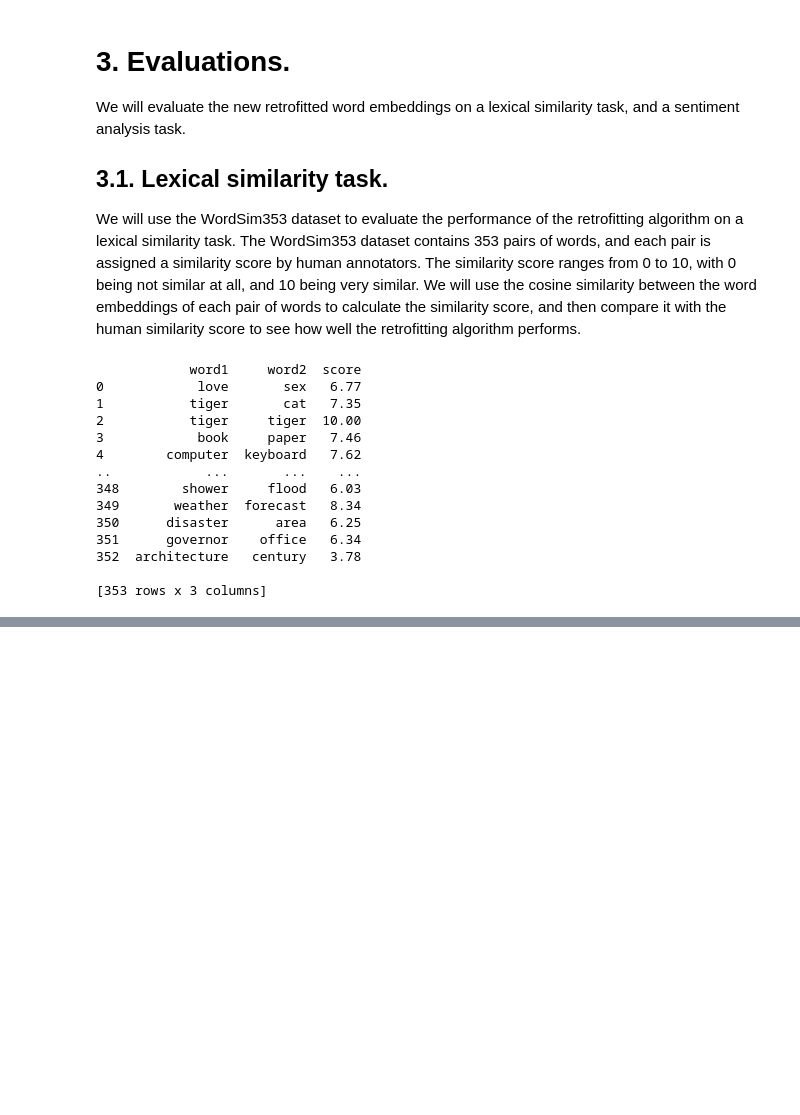
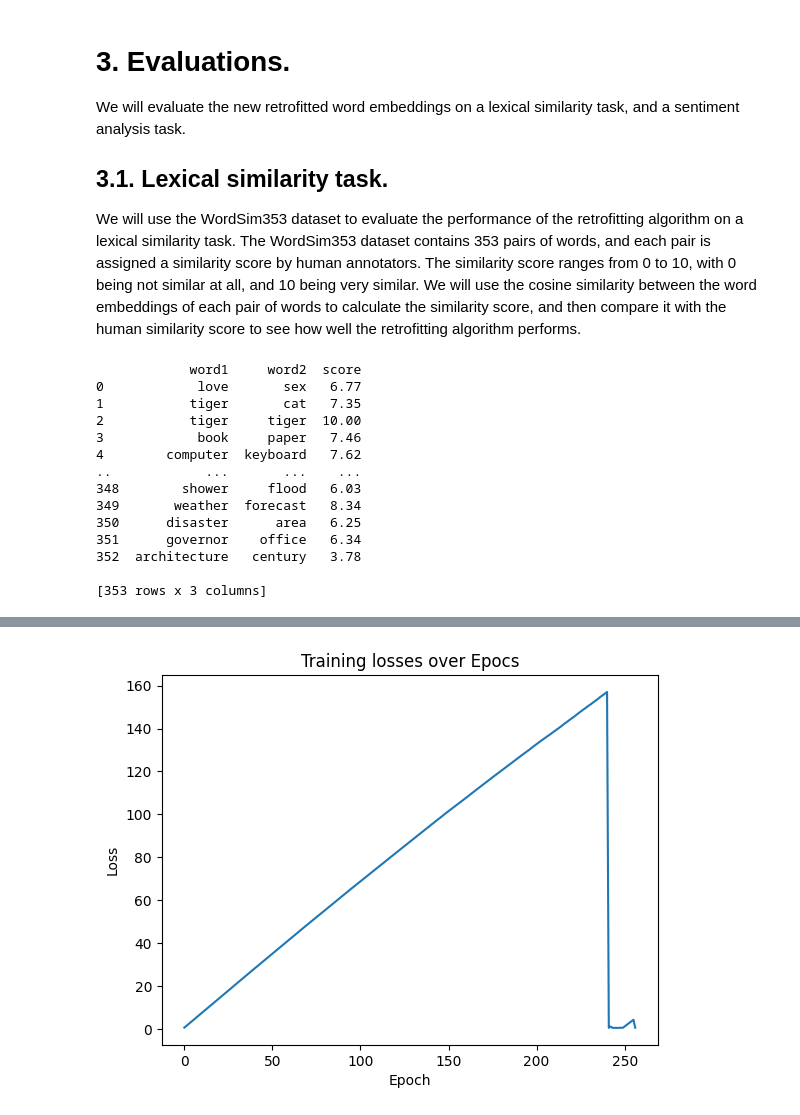
Before and after one commit to HIEUNT1610/ML2-Project, a Jupyter notebook: Work/Algorithm.ipynb, the cells around one changed output, grey strips where cells are left out. Cells and saved outputs as stored; diff of their text form; code cells hidden in the pictures; blank space fills up the shorter version.

```diff
--- a/Work/Algorithm.ipynb
+++ b/Work/Algorithm.ipynb
@@ -516,0 +736,17 @@ We will use the Stanford Sentiment Treebank dataset to evaluate the performance
+# %%
+# Test on test set after training:
+with torch.no_grad():
+    # forward propagation on test set
+    test_sentence, test_label = zip(*ori_test)
+    test_sentence = torch.tensor(test_sentence, dtype=torch.float32) # [DEV_SIZE, CONTEXT_SIZE]
+    test_label = torch.tensor(test_label, dtype=torch.long)   # [DEV_SIZE]
+    log_probs = model_original(test_sentence)
+
+    # total loss on the test set
+    test_loss = loss_function(log_probs, test_label)
+    print("Loss on test set after training: %f\n" %(test_loss))
+
+    # prediction and accuracy on the dev set
+    pred_labels = torch.argmax(log_probs, dim=1)
+    accuracy = torch.sum(pred_labels == test_label).item() / len(test_label)
+    print("Accuracy on test after training: %3.2f\n" % (accuracy * 100))
@@ -516,0 +757,71 @@ We will use the Stanford Sentiment Treebank dataset to evaluate the performance
+# %%
+# Training the retrofitted model:
+train_losses = []
+print('Training the retrofitted model...')
+
+for epoch in range(10):
+    print('Epoch:', epoch)
+    epoch_loss = 0
+    shuffle(retro_train)
+    i = 0
+    # Process the training data in batches of 32:
+    while i < len(retro_train):
+        batch = retro_train[i:i+32]
+        i += 32
+        # Get the sentence vectors and labels from the batch:
+        sentence, label = zip(*batch)
+
+        # Step 1: Process the input data:
+        sentence = torch.FloatTensor(sentence) # [batch_size, 250]
+        label = torch.LongTensor(label) # [batch_size]
+
+        # Step 2: Zero the gradients:
+        model_retrofitted.zero_grad()
+
+        # Step 3: Run the forward propagation:
+        output = model_retrofitted(sentence)
+
+        # Step 4: Compute loss and gradients:
+        loss = loss_function(output, label)
+        epoch_loss += loss.item()
+        loss.backward()
+
+        # Step 5: Update the weights:
+        optimizer_retrofitted.step()
+        # end of handling of this batch
+        print("Loss on training set at epoch %d : %f" %(epoch, epoch_loss))
+        train_losses.append(epoch_loss)
+        # Step 6: Early stopping:
+        with torch.no_grad():
+            # forward propagation
+            # We convert the test examples to tensors and do the forward propagation
+            dev_sentence, dev_label = zip(*retro_dev)
+            dev_sentence = torch.tensor(dev_sentence, dtype=torch.float32) # [DEV_SIZE, CONTEXT_SIZE]
+            dev_label = torch.tensor(dev_label, dtype=torch.long)   # [DEV_SIZE]
+            output = model_retrofitted(dev_sentence)
+
+            # total loss on the dev set
+            dev_loss = loss_function(output, dev_label)
+            print("Loss on dev set at epoch %d: %f\n" %(epoch, dev_loss))
+
+            # prediction and accuracy on the dev set
+            pred_labels = torch.argmax(output, dim=1)
+            accuracy = torch.sum(pred_labels == dev_label).item() / len(dev_label)
+            print("Accuracy on dev, after epoch %d: %3.2f\n" % (epoch, accuracy * 100))
+
+            # early stopping
+            # if first epoch: we record the dev loss, to be used for early stopping
+            if epoch == 0:
+                previous_dev_loss = dev_loss
+            elif dev_loss > previous_dev_loss:
+                print("Loss on dev has increased, we stop training!")
+                break
+            else:
+                previous_dev_loss = dev_loss
+# Plot the training losses
+plt.plot(train_losses)
+plt.xlabel("Epoch")
+plt.ylabel("Loss")
+plt.title("Training losses over Epocs")
+plt.show()
+# %% [output]
@@ -516,0 +845 @@ We will use the Stanford Sentiment Treebank dataset to evaluate the performance
+[figure, added]
```
Also changed, not shown: parts of 25 cells of this notebook, 1 other file.
